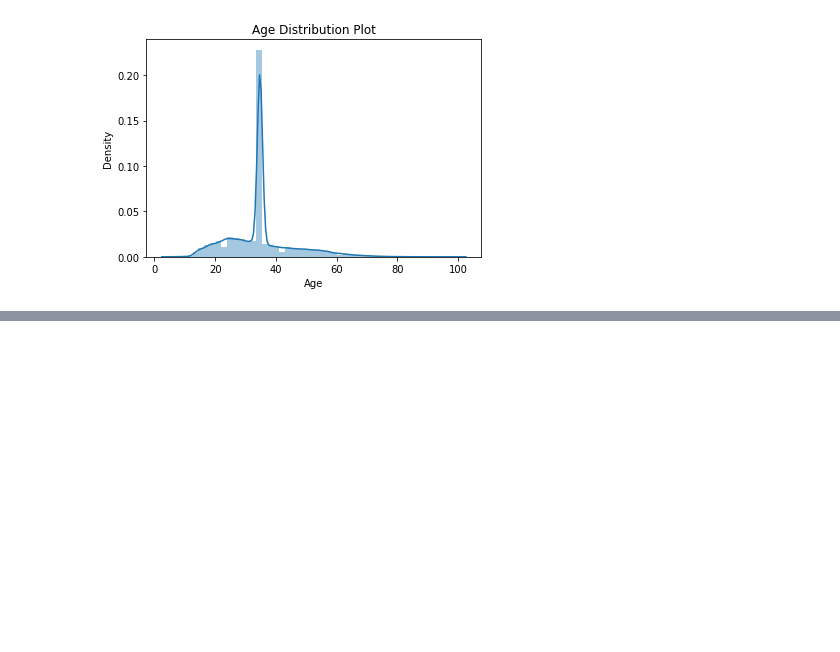
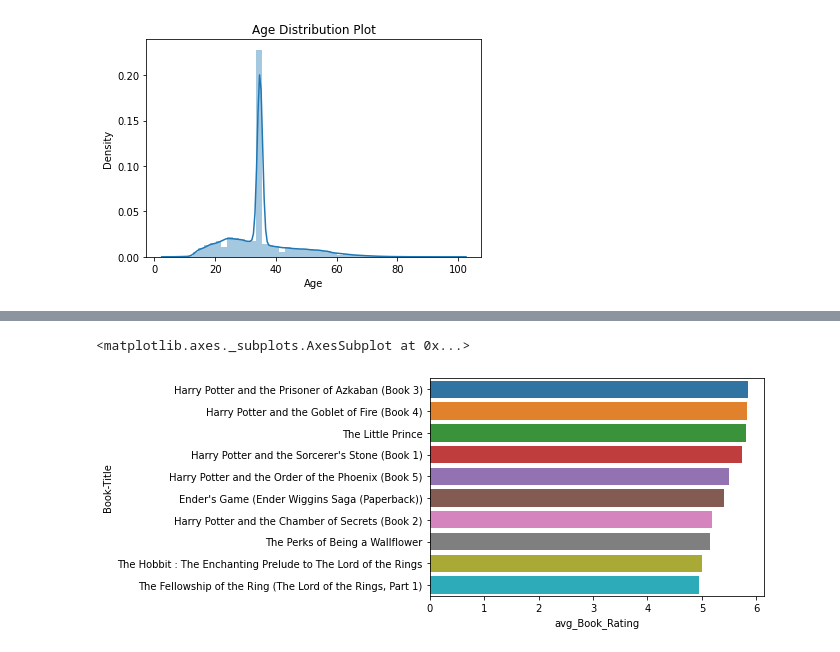
Before and after one commit to Akramkhan01/-Book-Recommendation-System, a Jupyter notebook: Book_Recommendation_System.ipynb, the cells around one changed output, grey strips where cells are left out. Saved outputs shown, nothing was run; the diff lists cells and outputs as text; code cells hidden in the pictures; blank space fills up the shorter version.

```diff
--- a/Book_Recommendation_System.ipynb
+++ b/Book_Recommendation_System.ipynb
@@ -597,0 +628,5 @@ plt.axis("off")
+# %%
+sns.barplot(y='Book-Title',x='avg_Book_Rating',data=temp_df_books.sort_values('avg_Book_Rating',ascending=False).head(10))
+# %% [output]
+<matplotlib.axes._subplots.AxesSubplot at 0x...>
+[figure, added]
```
Also changed, not shown: parts of 14 cells of this notebook.
